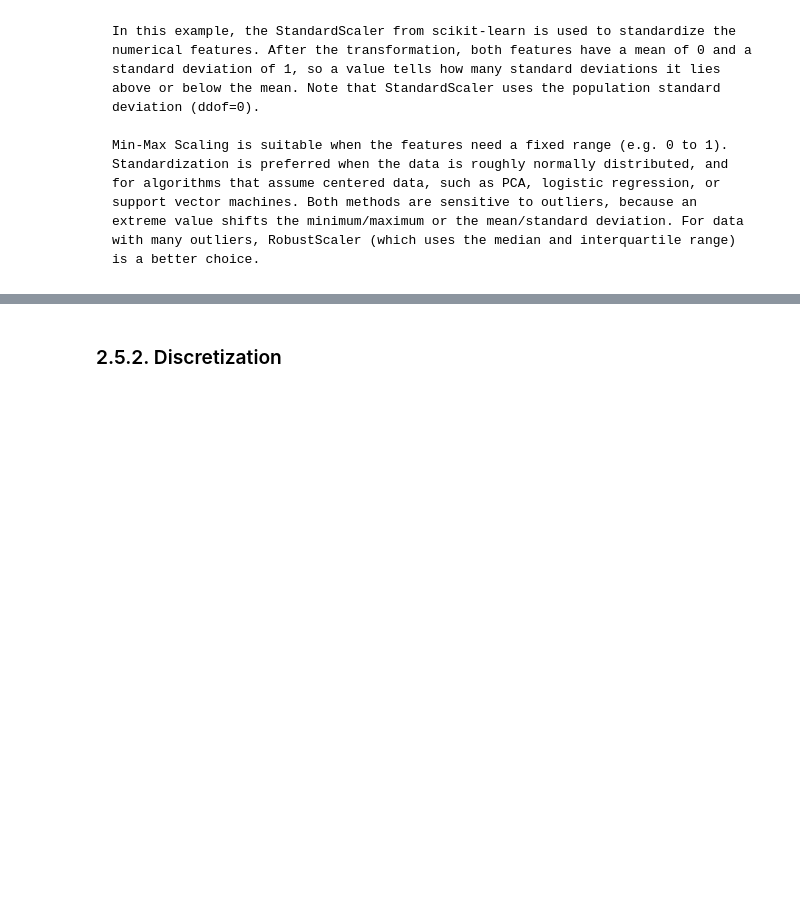
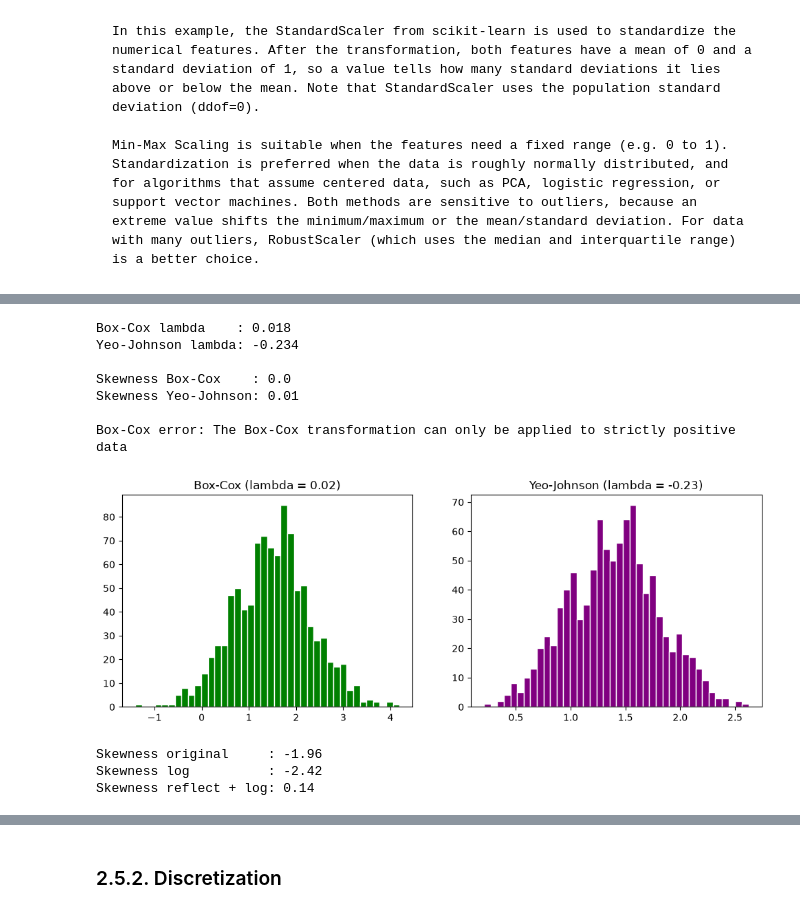
Before and after one commit to kcv-if/Modul-DM-RKA, a Jupyter notebook: Materi/2 - Preprocessing/2 - Praproses Data.ipynb, the cells around one changed output, grey strips where cells are left out. Saved outputs shown, nothing was run; the diff lists cells and outputs as text; code cells hidden in the pictures; blank space fills up the shorter version.

```diff
--- a/Materi/2 - Preprocessing/2 - Praproses Data.ipynb
+++ b/Materi/2 - Preprocessing/2 - Praproses Data.ipynb
@@ -456,0 +544,55 @@ dtype: float64
+# %%
+# 2. Power transformations: Box-Cox and Yeo-Johnson
+from sklearn.preprocessing import PowerTransformer
+
+# Box-Cox (only for strictly positive values)
+boxcox = PowerTransformer(method='box-cox', standardize=False)
+income_boxcox = boxcox.fit_transform(df[['Income']]).ravel()
+
+# Yeo-Johnson (also works for zero and negative values)
+yeojohnson = PowerTransformer(method='yeo-johnson', standardize=False)
+income_yeojohnson = yeojohnson.fit_transform(df[['Income']]).ravel()
+
+print("Box-Cox lambda    :", round(boxcox.lambdas_[0], 3))
+print("Yeo-Johnson lambda:", round(yeojohnson.lambdas_[0], 3))
+print("\nSkewness Box-Cox    :", round(pd.Series(income_boxcox).skew(), 2))
+print("Skewness Yeo-Johnson:", round(pd.Series(income_yeojohnson).skew(), 2))
+
+# Box-Cox fails on data with zero or negative values
+try:
+    PowerTransformer(method='box-cox').fit([[0.0], [1.0], [2.0]])
+except ValueError as e:
+    print("\nBox-Cox error:", e)
+
+fig, (ax1, ax2) = plt.subplots(1, 2, figsize=(12, 4))
+ax1.hist(income_boxcox, bins=40, color='green', edgecolor='white')
+ax1.set_title(f"Box-Cox (lambda = {boxcox.lambdas_[0]:.2f})")
+ax2.hist(income_yeojohnson, bins=40, color='purple', edgecolor='white')
+ax2.set_title(f"Yeo-Johnson (lambda = {yeojohnson.lambdas_[0]:.2f})")
+plt.show()
+# %% [output]
+Box-Cox lambda    : 0.018
+Yeo-Johnson lambda: -0.234
+
+Skewness Box-Cox    : 0.0
+Skewness Yeo-Johnson: 0.01
+
+Box-Cox error: The Box-Cox transformation can only be applied to strictly positive data
+[figure, added]
+# %%
+# 3. Left-skewed data: reflect first, then transform
+# Example: exam scores where most students score high
+scores = pd.Series(100 - rng.lognormal(mean=2, sigma=0.6, size=1000)).clip(lower=0).round(1)
+print("Skewness original     :", round(scores.skew(), 2))
+
+# Log directly on left-skewed data makes it even more skewed
+print("Skewness log          :", round(np.log1p(scores).skew(), 2))
+
+# Reflect (max + 1 - X) turns it into right-skewed data, then apply log
+scores_reflected = scores.max() + 1 - scores
+scores_log = np.log1p(scores_reflected)
+print("Skewness reflect + log:", round(scores_log.skew(), 2))
+# %% [output]
+Skewness original     : -1.96
+Skewness log          : -2.42
+Skewness reflect + log: 0.14
```
Also changed, not shown: parts of 10 cells of this notebook.
